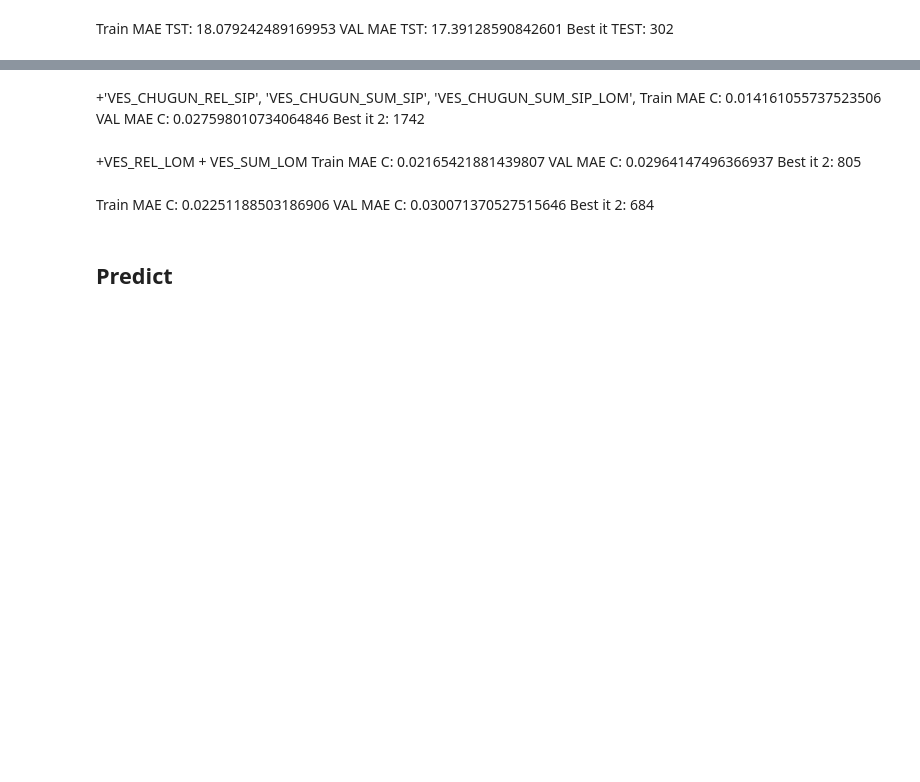
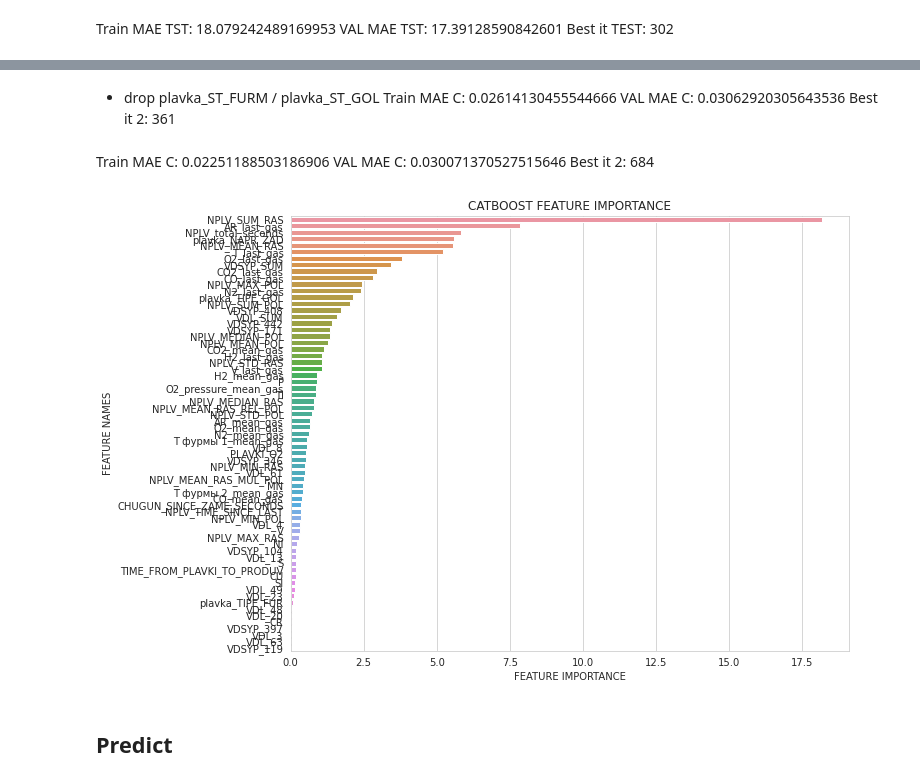
Before and after one commit to ndmel/evraz_challenge_2021_track_1, a Jupyter notebook: main.ipynb, the cells around one changed output, grey strips where cells are left out. Cells and saved outputs as stored; diff of their text form; code cells hidden in the pictures; blank space fills up the shorter version.

```diff
--- a/main.ipynb
+++ b/main.ipynb
@@ -461,17 +458,16 @@ Best it 2: 1742
 # %% [markdown]
-+'VES_CHUGUN_REL_SIP', 'VES_CHUGUN_SUM_SIP', 'VES_CHUGUN_SUM_SIP_LOM',
-Train MAE C: 0.014161055737523506
-VAL MAE C: 0.027598010734064846
-Best it 2: 1742
++ drop plavka_ST_FURM / plavka_ST_GOL
+Train MAE C: 0.02614130455544666
+VAL MAE C: 0.03062920305643536
+Best it 2: 361
-# %% [markdown]
-+VES_REL_LOM + VES_SUM_LOM
-Train MAE C: 0.02165421881439807
-VAL MAE C: 0.02964147496366937
-Best it 2: 805
 # %% [markdown]
 Train MAE C: 0.02251188503186906
 VAL MAE C: 0.030071370527515646
 Best it 2: 684
+# %%
+utils.plot_feature_importance(model_2.get_feature_importance(), used_features_2,'CATBOOST ')
+# %% [output]
+[figure, added]
 # %% [markdown]
 ## Predict
 # %% [markdown]
```
Also changed, not shown: parts of 7 cells of this notebook.
